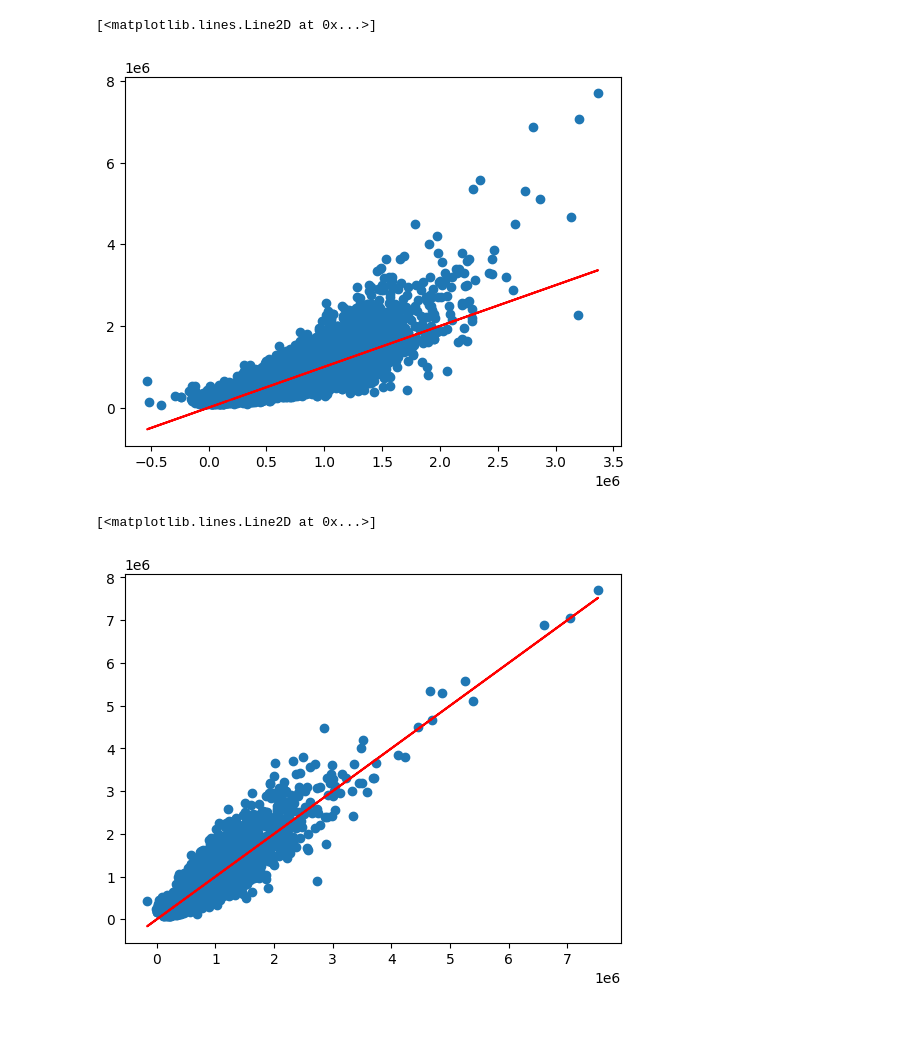
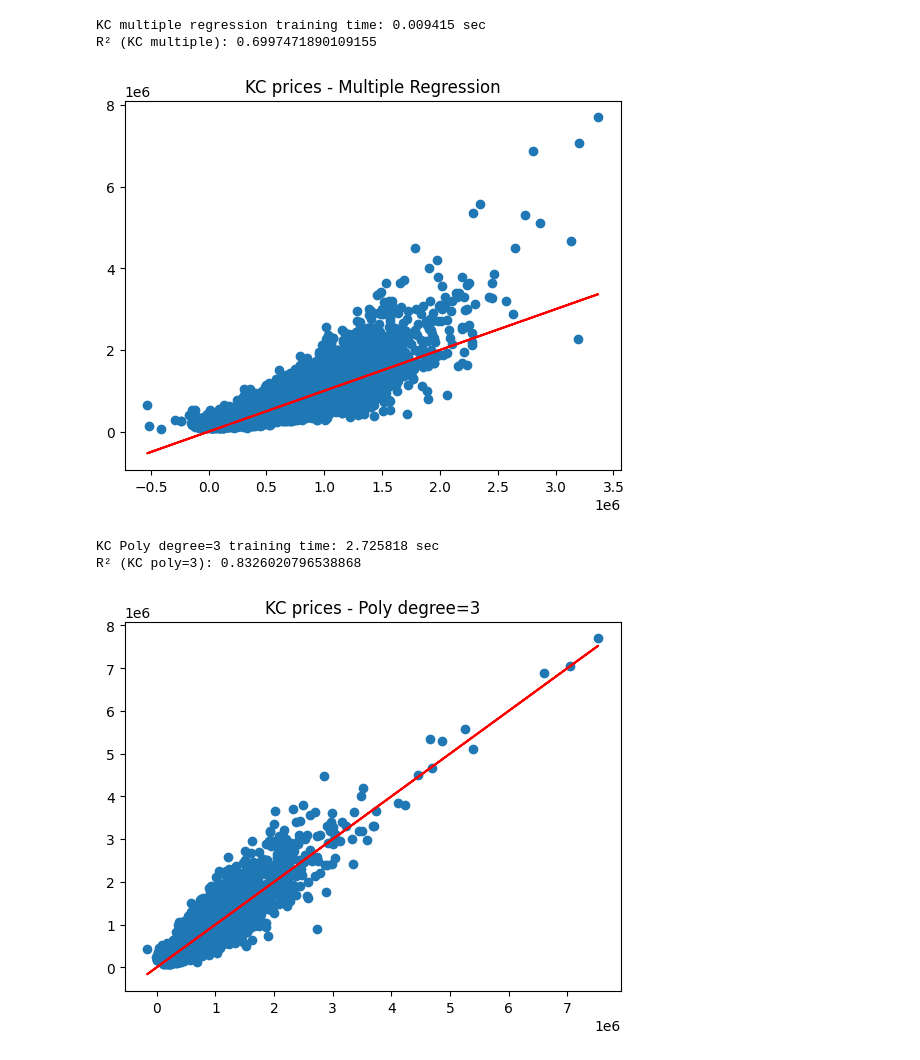
Before and after one commit to nexxy06/misis_ml_course, a Jupyter notebook: ML3.1 polynomial features/3.1ml.ipynb, the cells around one changed output. Cells and saved outputs as stored; diff of their text form; code cells hidden in the pictures; blank space fills up the shorter version.

```diff
--- a/ML3.1 polynomial features/3.1ml.ipynb
+++ b/ML3.1 polynomial features/3.1ml.ipynb
@@ -92,31 +113,38 @@ class_3.score(X_3, y)
 # %%
 data_kc_prices = pd.read_csv("./data/kc_house_data.csv")
-data_kc_prices.shape
-data_kc_prices.head()
-
 y_kc_prices = data_kc_prices.price
 X_kc_prices = data_kc_prices.drop(["id", "date", "price"], axis=1)
-X_kc_prices.shape, y_kc_prices.shape
 
+t0 = time.perf_counter()
 reg_kc_multiple = LinearRegression().fit(X_kc_prices, y_kc_prices)
-reg_kc_multiple.score(X_kc_prices, y_kc_prices)
+t1 = time.perf_counter()
+print(f"KC multiple regression training time: {t1-t0:.6f} sec")
+print("R² (KC multiple):", reg_kc_multiple.score(X_kc_prices, y_kc_prices))
 
 y_pred_kc_prices = reg_kc_multiple.predict(X_kc_prices)
 plt.scatter(y_pred_kc_prices, y_kc_prices)
 plt.plot(y_pred_kc_prices, y_pred_kc_prices, c='r')
+plt.title("KC prices - Multiple Regression")
+plt.show()
 # %% [output]
-[<matplotlib.lines.Line2D at 0x...>]
+KC multiple regression training time: 0.009415 sec
+R² (KC multiple): 0.6997471890109155
-[figure, old version]
+[figure, new version]
 # %%
 X_3_kc_prices = (poly_features_kc_prices := PolynomialFeatures(degree=3)).fit_transform(X_kc_prices)
-X_3_kc_prices.shape
 
+t0 = time.perf_counter()
 reg_poly2_kc = LinearRegression().fit(X_3_kc_prices, y_kc_prices)
-reg_poly2_kc.score(X_3_kc_prices, y_kc_prices)
+t1 = time.perf_counter()
+print(f"KC Poly degree=3 training time: {t1-t0:.6f} sec")
+print("R² (KC poly=3):", reg_poly2_kc.score(X_3_kc_prices, y_kc_prices))
 
 y_pred_kc_prices = reg_poly2_kc.predict(X_3_kc_prices)
 plt.scatter(y_pred_kc_prices, y_kc_prices)
 plt.plot(y_pred_kc_prices, y_pred_kc_prices, c='r')
+plt.title("KC prices - Poly degree=3")
+plt.show()
 # %% [output]
-[<matplotlib.lines.Line2D at 0x...>]
+KC Poly degree=3 training time: 2.725818 sec
+R² (KC poly=3): 0.8326020796538868
-[figure, old version]
+[figure, new version]
```
Also changed, not shown: parts of 7 cells of this notebook.
